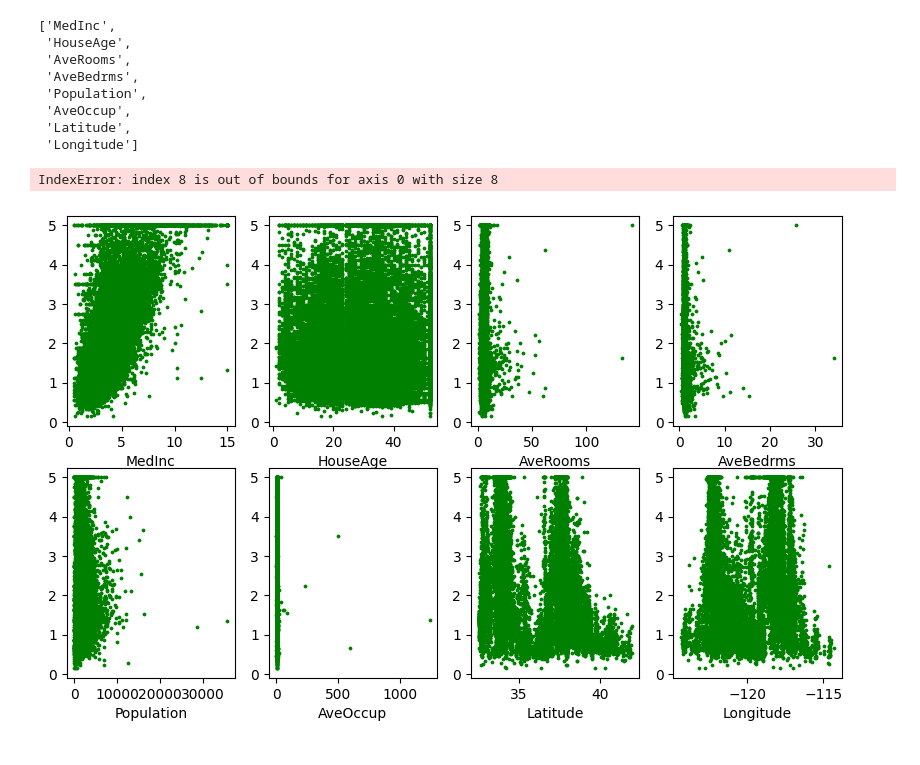
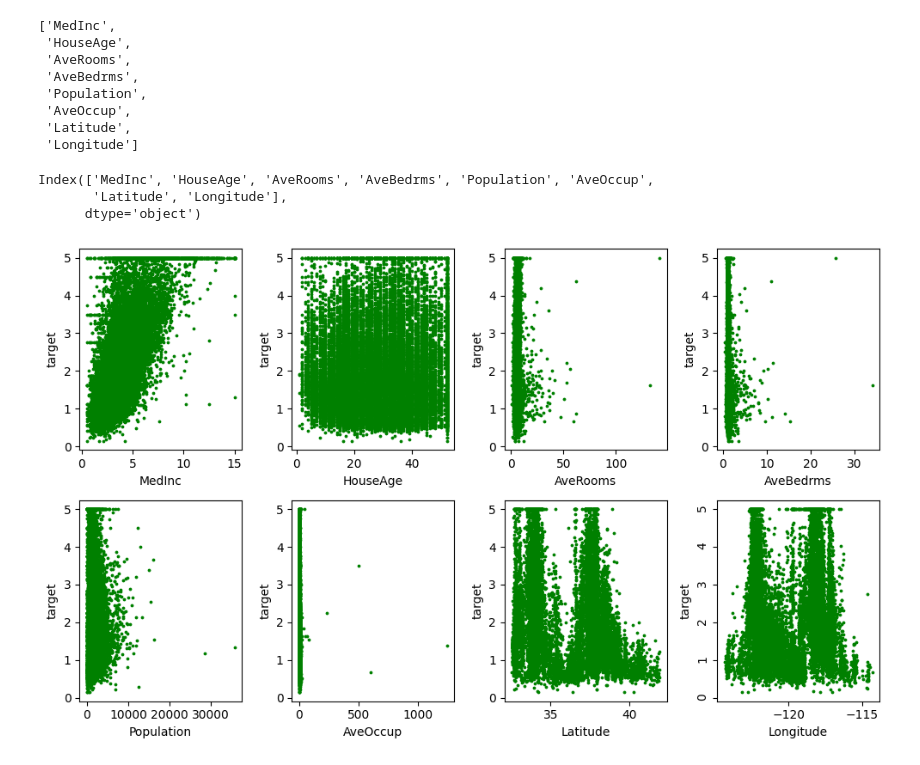
Before and after one commit to poporago/study_repo, a Jupyter notebook: 04.visualization/colormap.ipynb, the cells around one changed output. Cells and saved outputs as stored; diff of their text form; code cells hidden in the pictures.

Commit message:
add visualization notebook

```diff
--- a/04.visualization/colormap.ipynb
+++ b/04.visualization/colormap.ipynb
@@ -192,17 +192,23 @@ housing.feature_names
 # %%
 df = pd.DataFrame (housing.data, columns = housing.feature_names)
 df['target'] = housing.target   # (8,20640) , (20640,) ...
+# %%
+df.columns[:-1]
+# %% [output]
+Index(['MedInc', 'HouseAge', 'AveRooms', 'AveBedrms', 'Population', 'AveOccup',
+       'Latitude', 'Longitude'],
+      dtype='object')
 # %%
 fig, axes = plt.subplots(figsize=(10,6), ncols=4, nrows=2)
 
 axes = axes.ravel()
 
-for i, col in enumerate(df):  # DataFrame을 순회하면 column을 차례대로 뱉는다.
+for i, col in enumerate(df.columns[:-1]):  # DataFrame을 순회하면 column을 차례대로 뱉는다.
     axes[i].scatter(df[col] , df['target'], s=3, c='C1')
     axes[i].set_xlabel(col)
+    axes[i].set_ylabel('target')
 
 plt.tight_layout()
 plt.show()
 # %% [output]
-IndexError: index 8 is out of bounds for axis 0 with size 8
-[figure, old version]
+[figure, new version]
```
Also changed, not shown: parts of 4 cells of this notebook, 7 other files.
